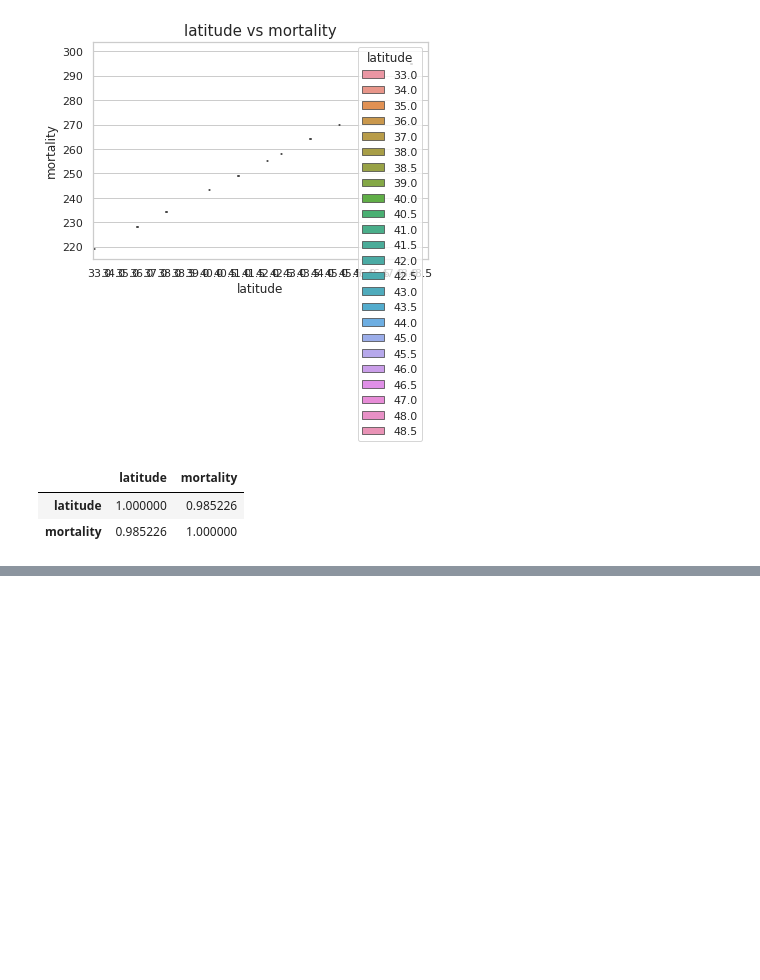
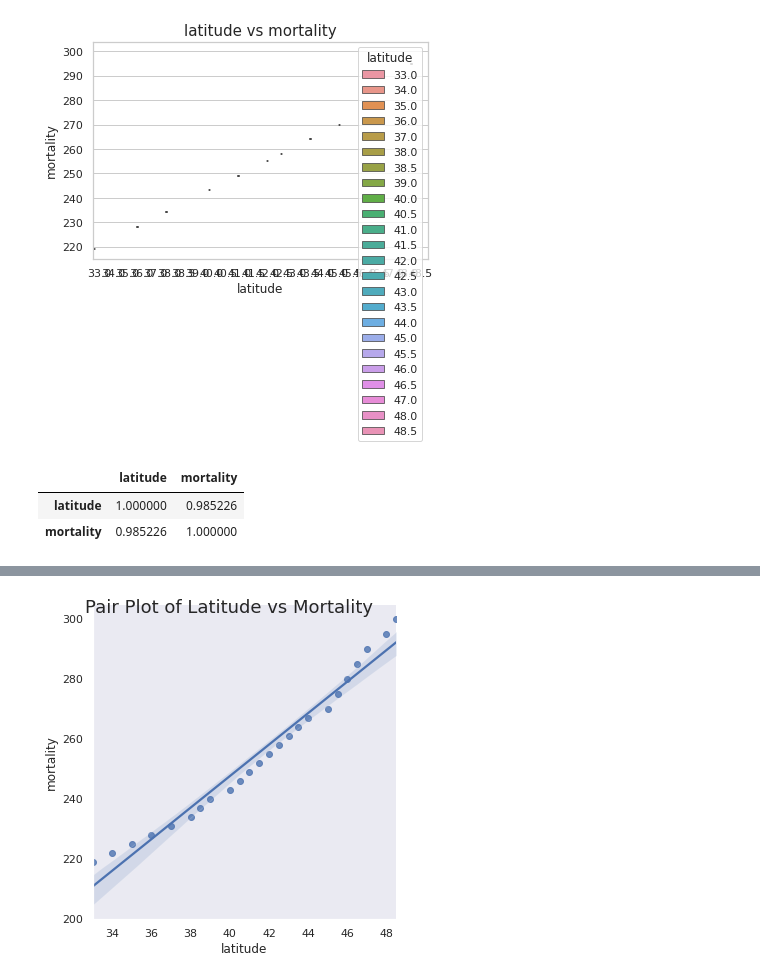
Before and after one commit to lakesidetech/Altitude-and-Mortality-csv-file-lmdata, a Jupyter notebook: Altitude_and_Mortality_csv_file_lmdate.ipynb, the cells around one changed output, grey strips where cells are left out. Saved outputs shown, nothing was run; the diff lists cells and outputs as text; code cells hidden in the pictures; blank space fills up the shorter version.

```diff
--- a/Altitude_and_Mortality_csv_file_lmdate.ipynb
+++ b/Altitude_and_Mortality_csv_file_lmdate.ipynb
@@ -82,0 +91,8 @@ pearsoncorr
+# %%
+#Create a Seaborn regplot of the regression model and a 95% confidence interval
+#function 1 lmplot
+ax = sns.lmplot(x="latitude", y="mortality", data=df)
+plt.suptitle('Pair Plot of Latitude vs Mortality',
+             size = 18);
+# %% [output]
+[figure, added]
```
Also changed, not shown: parts of 3 cells of this notebook.
